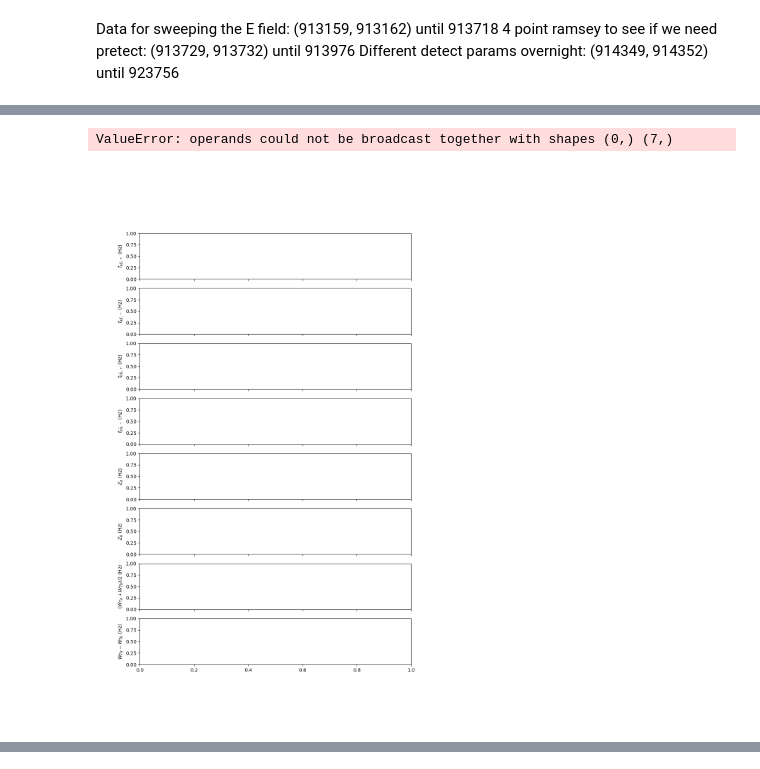
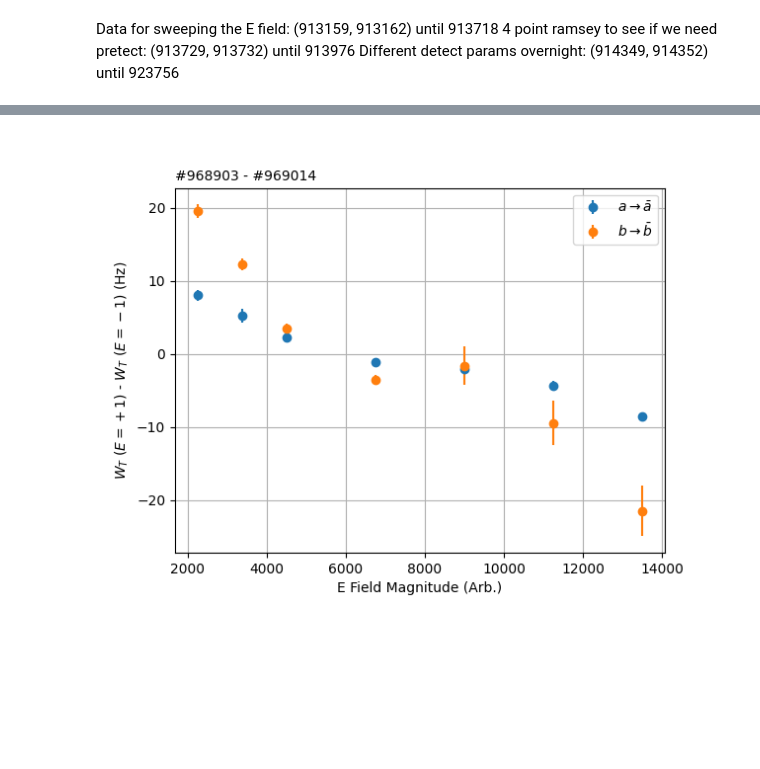
Before and after one commit to vuthalab/onix, a Jupyter notebook: analysis/lf_spectroscopy_long_term.ipynb, the cells around one changed output, grey strips where cells are left out. Drawn from its saved outputs; the diff is of its cells as text; code cells hidden in the pictures; blank space fills up the shorter version.

```diff
--- a/analysis/lf_spectroscopy_long_term.ipynb
+++ b/analysis/lf_spectroscopy_long_term.ipynb
@@ -638,23 +563,54 @@ plt.show()
-# %%
-fig, axs = plt.subplots(8, 1, sharex=True, figsize=(10, 16))
-
-errorbar_args = {"fmt": "o", "ls": "none"}
-
-axs[0].set_ylabel("$f_{a\\bar{a}, +}$ (Hz)")
-axs[1].set_ylabel("$f_{a\\bar{a}, -}$ (Hz)")
-axs[2].set_ylabel("$f_{b\\bar{b}, +}$ (Hz)")
-axs[3].set_ylabel("$f_{b\\bar{b}, -}$ (Hz)")
-axs[4].set_ylabel("$Z_a$ (Hz)")
-axs[5].set_ylabel("$Z_b$ (Hz)")
-axs[6].set_ylabel("$(W_{Ta} + W_{Tb}) / 2$ (Hz)")
-axs[7].set_ylabel("$W_{Ta} - W_{Tb}$ (Hz)")
-for kk, d in enumerate([f_p_a, f_m_a, f_p_b, f_m_b, Z_a, Z_b, (W_T_a + W_T_b) / 2, W_T_a - W_T_b]):
-    axs[kk].errorbar(
-        start_times_a, unumpy.nominal_values(d), unumpy.std_devs(d),
-        **errorbar_args
-    )
-plt.tight_layout()
-plt.show()
-# %% [output]
-ValueError: operands could not be broadcast together with shapes (0,) (7,)
-[figure, removed]
+# %%
+# Code for E field sweep
+
+masks = {}
+if not np.all(a_mask == False):
+    masks["a"] = a_mask
+if not np.all(b_mask == False):
+    masks["b"] = b_mask
+
+fig, ax = plt.subplots()
+
+for ll, mask_name in enumerate(masks):
+    E_field_magnitude = []
+    splitting = []
+    uncertainty_splitting = []
+    mask = masks[mask_name]
+    if mask_name == "a":
+        W_T = W_T_a
+    elif mask_name == "b":
+        W_T = W_T_b
+    else:
+        raise NotImplementedError()
+    print(mask_name)
+
+    for kk, E_mask in enumerate(E_masks):
+        print(E_fields[kk])
+        E_mask = E_mask[mask]
+        E_pos = E_pos_mask[mask]
+        E_neg = E_neg_mask[mask]
+        W_T_avg = np.average(W_T[E_mask])
+        W_T_ste = np.std(unumpy.nominal_values(W_T[E_mask])) / np.sqrt(len(W_T[E_mask]))
+        print("Average W_T =", present_float(W_T_avg, W_T_ste), "Hz")
+        W_T_p_avg = np.average(W_T[E_mask & E_pos])
+        W_T_p_ste = np.std(unumpy.nominal_values(W_T[E_mask & E_pos])) / np.sqrt(len(W_T[E_mask & E_pos]))
+        #print("Average W_T+ =", present_float(W_T_p_avg, W_T_p_ste), "Hz")
+        W_T_m_avg = np.average(W_T[E_mask & E_neg])
+        W_T_m_ste = np.std(unumpy.nominal_values(W_T[E_mask & E_neg])) / np.sqrt(len(W_T[E_mask & E_neg]))
+        #print("Average W_T- =", present_float(W_T_m_avg, W_T_m_ste), "Hz")
+        W_T_p_minus_W_T_m = W_T_p_avg - W_T_m_avg
+        uncertainty_W_T_p_minus_W_T_m = np.sqrt(W_T_p_ste**2 + W_T_m_ste**2)
+        print(f'W_T+ - W_T- = {present_float(W_T_p_minus_W_T_m,uncertainty_W_T_p_minus_W_T_m)}', "Hz")
+        E_field_magnitude.append(E_fields[kk])
+        splitting.append(W_T_p_minus_W_T_m)
+        uncertainty_splitting.append(uncertainty_W_T_p_minus_W_T_m)
+    ax.errorbar(E_field_magnitude, splitting, uncertainty_splitting, fmt = 'o', label="$" + mask_name + "\\to\\bar{" + mask_name + "}$")
+    print()
+
+ax.set_xlabel("E Field Magnitude (Arb.)")
+ax.set_ylabel(r"$W_T$ $(E = +1)$ - $W_T$ $(E = -1)$ (Hz)")
+ax.grid()
+ax.legend()
+ax.text(0,1.02, s= f"#{first} - #{last}", transform = ax.transAxes)
+plt.show()
+# %% [output]
@@ -660,0 +634 @@ ValueError: operands could not be broadcast together with shapes (0,) (7,)
+[figure, added]
```
Also changed, not shown: parts of 14 cells of this notebook, 4 other files.
